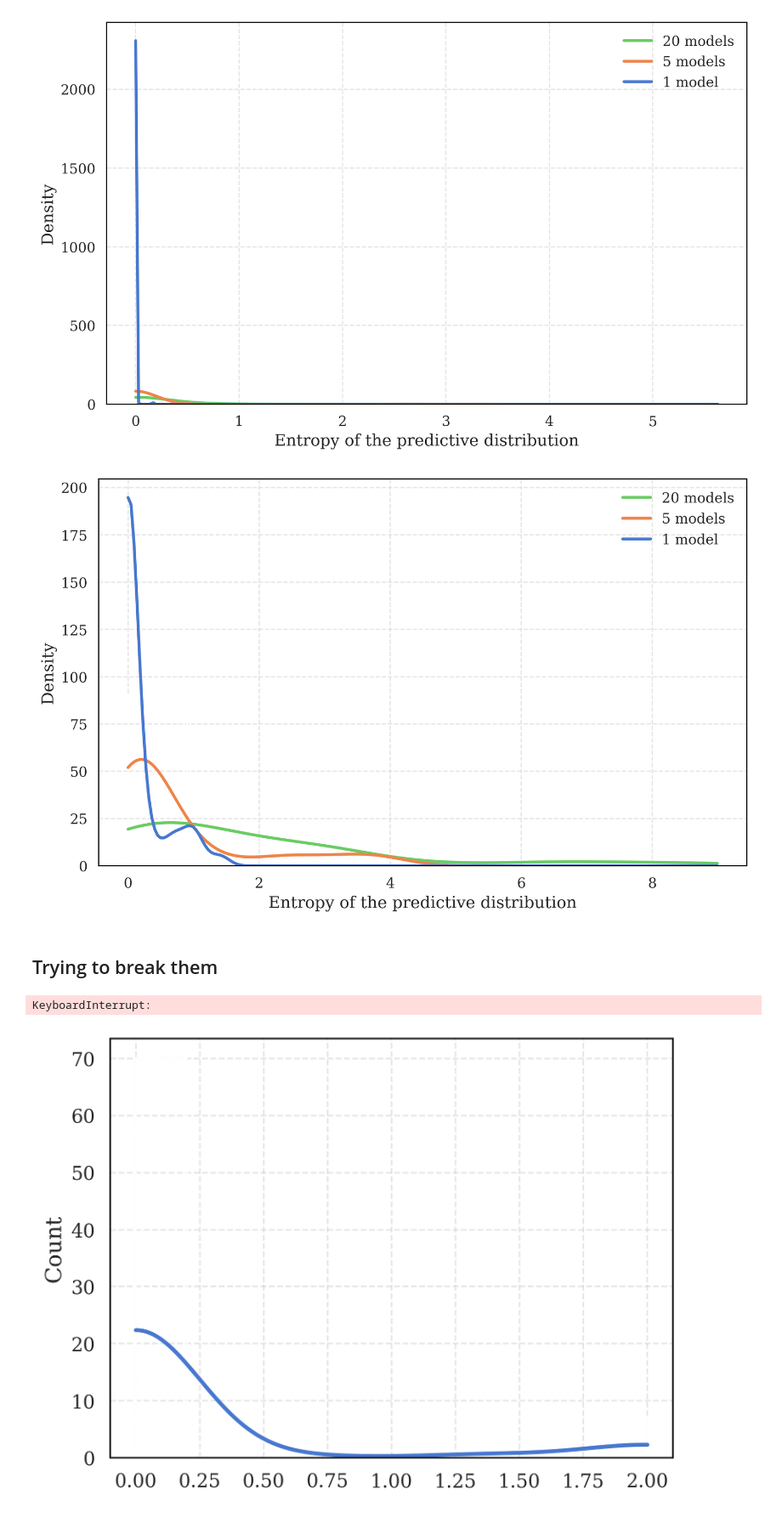
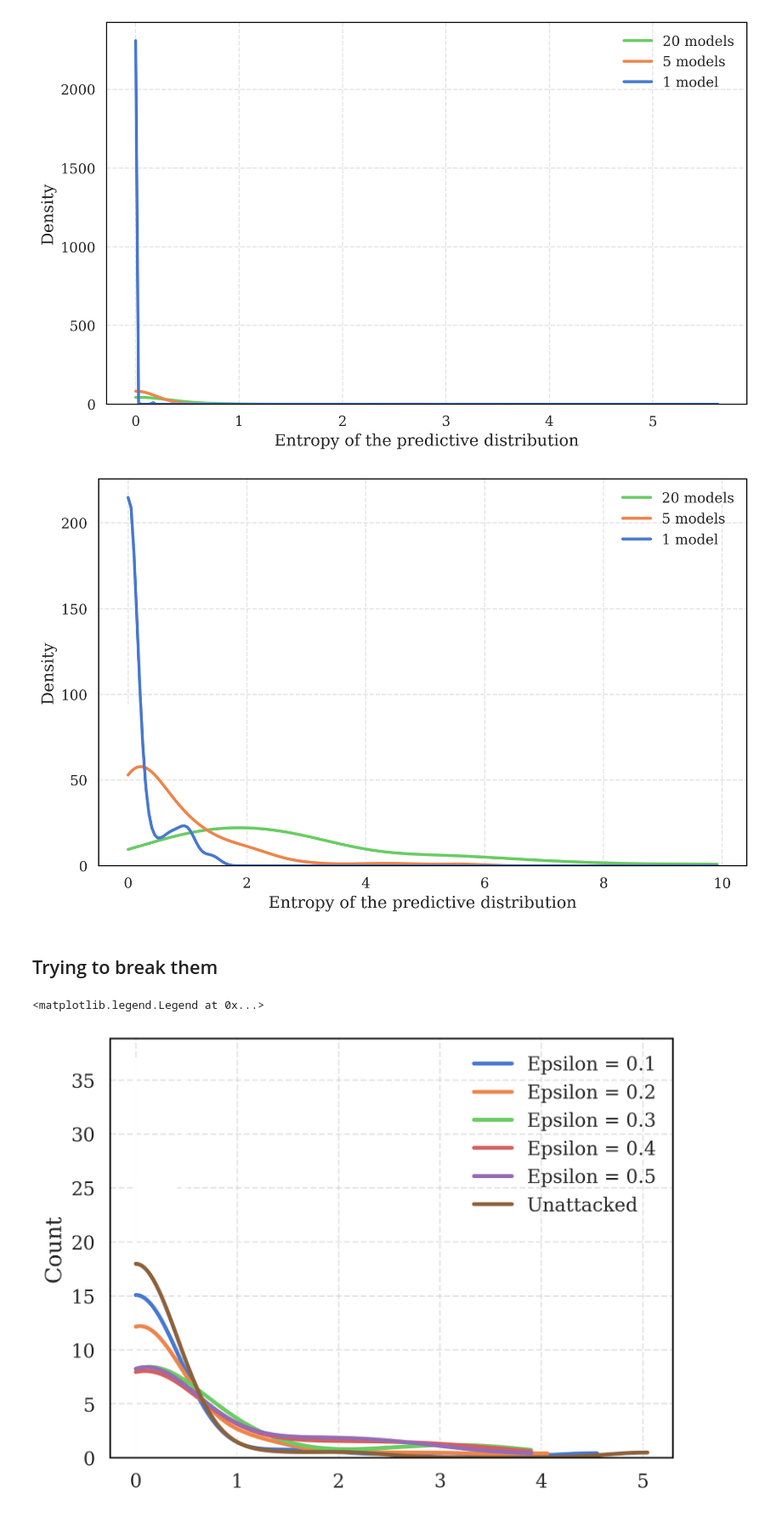
Before and after one commit to pablogarciarce/AdvReg, a Jupyter notebook: notebooks/test_point_de.ipynb, the cells around one changed output. Shown at 85% size. Drawn from its saved outputs; the diff is of its cells as text; code cells hidden in the pictures.

```diff
--- a/notebooks/test_point_de.ipynb
+++ b/notebooks/test_point_de.ipynb
@@ -89,8 +89,8 @@ for num_models in [1, 5, 20]:
     for i in tqdm(range(100)):
         x = X_test[i]
         x = jax.numpy.array(x.reshape(1,-1))
-        pred = model.sample_predictive_distribution(x, num_models)
-        entropies.append(- (pred * jax.numpy.log(pred) / jax.numpy.log(2)).sum())
+        probs = model.sample_predictive_distribution_probs(jax.random.PRNGKey(0), x, num_models)
+        entropies.append(- (probs * jax.numpy.log(probs) / jax.numpy.log(2)).sum())
     all_entropies.append(entropies)
 
 plt.figure(figsize=(10, 6))
@@ -128,6 +128,7 @@ X_notmnist = np.array(images).reshape(-1, 28*28) / 255.0
 all_entropies = []
 path = '/Users/pgarc/projects/AdvReg/src/models/weights/DE/mnist'
 
+rng = jax.random.PRNGKey(0)
 for num_models in [1, 5, 20]:
     model = DeepEnsemble(input_dim=X_train.shape[1], hidden_units=200, output_dim=10, num_models=num_models, model_type='mnist_mlp')
     model.load(path)
@@ -135,7 +136,8 @@ for num_models in [1, 5, 20]:
     for i in tqdm(range(100)):
         x = X_notmnist[i]
         x = jax.numpy.array(x.reshape(1,-1))
-        pred = model.sample_predictive_distribution(x, num_models)
+        rng, sample_rng = jax.random.split(rng)
+        pred = model.sample_predictive_distribution_probs(sample_rng, x, num_models)
         entropies.append((jax.scipy.special.entr(pred) / jax.numpy.log(2)).sum())
     all_entropies.append(entropies)
 
@@ -146,7 +148,7 @@ plt.ylabel('Density')
 plt.legend(['20 models', '5 models', '1 model'])
 plt.show()
 # %% [output]
-[figure, old version]
+[figure, new version]
 # %% [markdown]
 ## Trying to break them
 # %%
@@ -162,29 +164,32 @@ def entropy(x, pred):
 # %%
 G = 2  # we want to rise the entropy of the predictive distribution
 
 def process(x, eps):
     x = jax.numpy.array(x.reshape(1, -1))
     x_adv_values, loss_values, func_values = attack(x, model, G, func=entropy, samples_per_iteration=20, epsilon=eps, num_iterations=1000)
-    preds = model.sample_predictive_distribution(x_adv_values[-1], 20)
+    preds = model.sample_predictive_distribution_probs(jax.random.PRNGKey(0), x_adv_values[-1], 20)
     return entropy(x_adv_values[-1], preds)
 
-epsilons = [0.1, 0.2, 0.3, 0.4, 0.5]
+epsilons = [.1, .2, .3, .4, .5]
+num_points = 40
 for eps in epsilons:
-    entropies = Parallel(n_jobs=8)(delayed(process)(x, eps) for x in tqdm(X_test[:80]))
+    entropies = Parallel(n_jobs=8)(delayed(process)(x, eps) for x in tqdm(X_test[:num_points]))
     sns.histplot(jnp.array(entropies), kde=True, bins=10, alpha=0.)
 
 unattacked_entropies = []
-for x in tqdm(X_test[:80]):
+rng = jax.random.PRNGKey(0)
+for x in tqdm(X_test[:num_points]):
     x = jax.numpy.array(x.reshape(1, -1))
-    preds = model.sample_predictive_distribution(x, 20)
+    rng, sample_rng = jax.random.split(rng)
+    preds = model.sample_predictive_distribution_probs(sample_rng, x, 20)
     unattacked_entropies.append(entropy(x, preds))
 
 sns.histplot(jnp.array(unattacked_entropies), kde=True, bins=10, alpha=0.)
 legend = ['Epsilon = ' + str(eps) for eps in epsilons] + ['Unattacked']
 plt.legend(legend)
 # %% [output]
-KeyboardInterrupt:
+<matplotlib.legend.Legend at 0x...>
-[figure, old version]
+[figure, new version]
 # %%
 G = 0  # we want to lower the entropy of the predictive distribution
 
```
Also changed, not shown: parts of 1 cell of this notebook, 6 other files.
